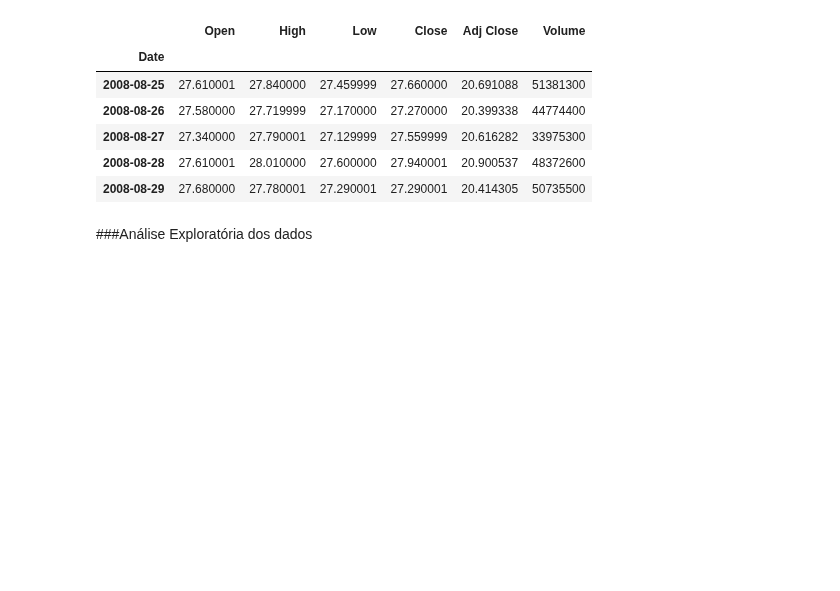
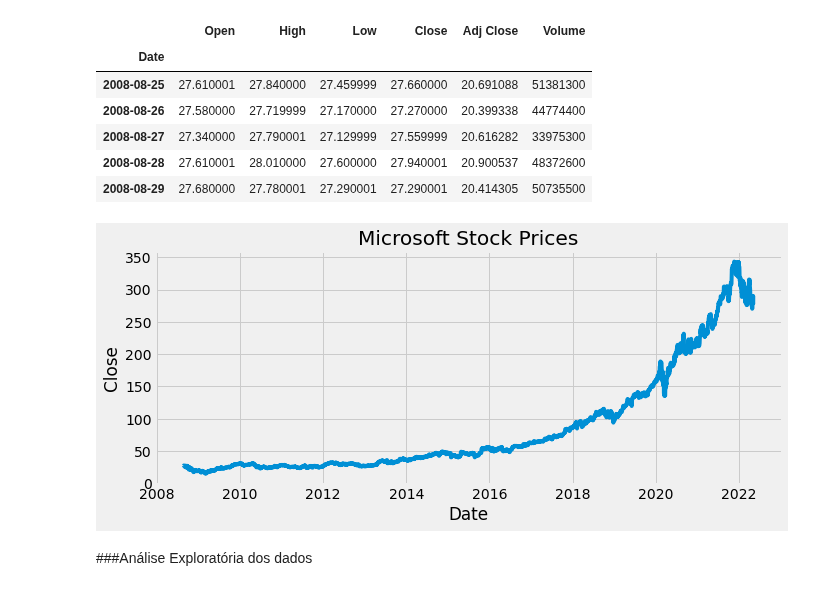
Before and after one commit to lucaspadia/StockPricePrediction, a Jupyter notebook: StockPricePredictionLSTM.ipynb, the cells around one changed output. Saved outputs shown, nothing was run; the diff lists cells and outputs as text; code cells hidden in the pictures; blank space fills up the shorter version.

```diff
--- a/StockPricePredictionLSTM.ipynb
+++ b/StockPricePredictionLSTM.ipynb
@@ -27,6 +27,21 @@ data.head()
 | 2008-08-27 | 27.340000 | 27.790001 | 27.129999 | 27.559999 | 20.616282 | 33975300 |
 | 2008-08-28 | 27.610001 | 28.010000 | 27.600000 | 27.940001 | 20.900537 | 48372600 |
 | 2008-08-29 | 27.680000 | 27.780001 | 27.290001 | 27.290001 | 20.414305 | 50735500 |
+# %%
+#Plotando os preços
+import matplotlib.pyplot as plt
+%matplotlib inline
+
+plt.style.use('fivethirtyeight')
+plt.figure(figsize=(10, 4))
+plt.title("Microsoft Stock Prices")
+plt.xlabel("Date")
+plt.ylabel("Close")
+plt.plot(data["Close"])
+
+plt.show()
+# %% [output]
+[figure, added]
 # %% [markdown]
 ###Análise Exploratória dos dados
 # %%
```
